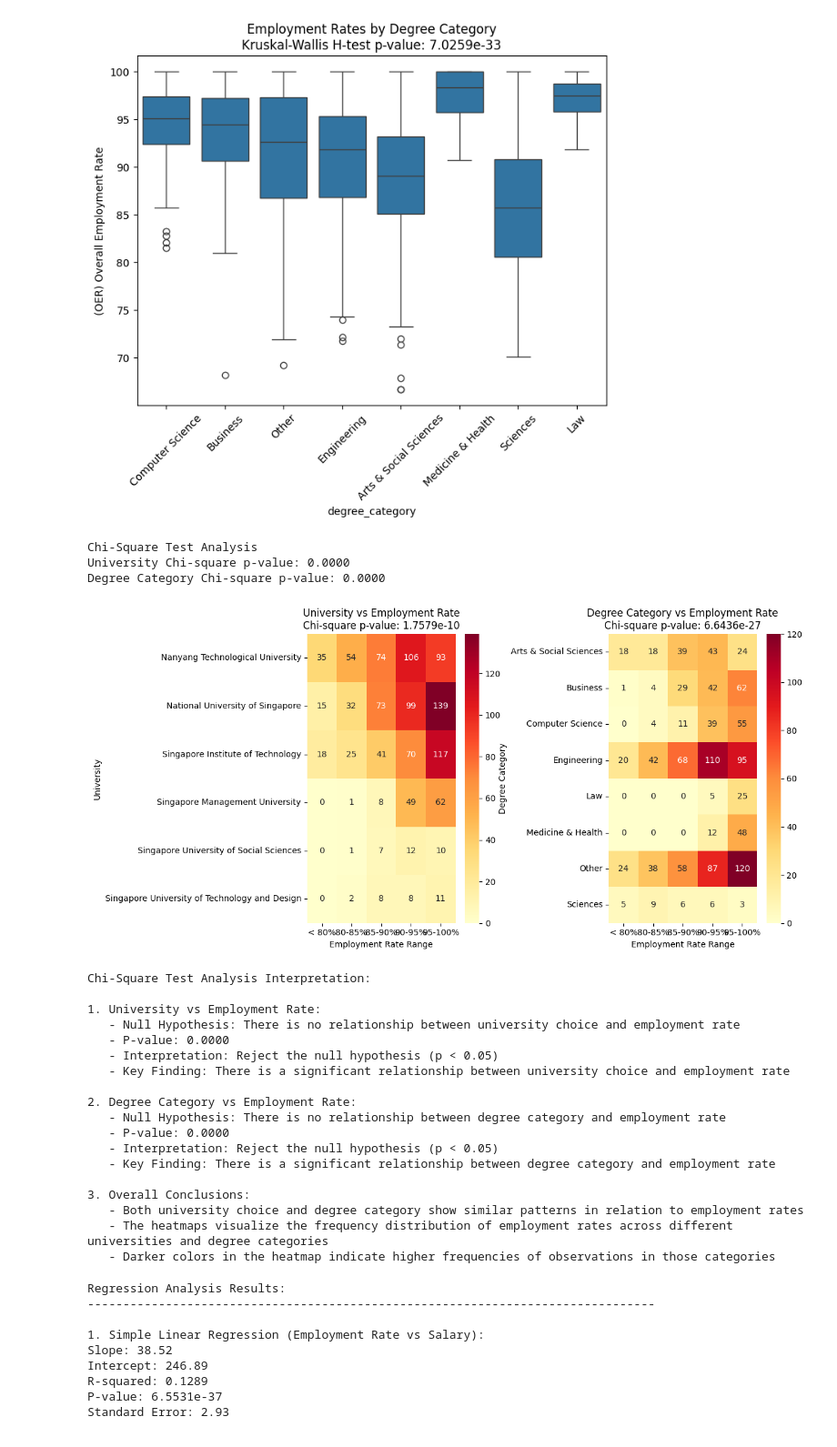
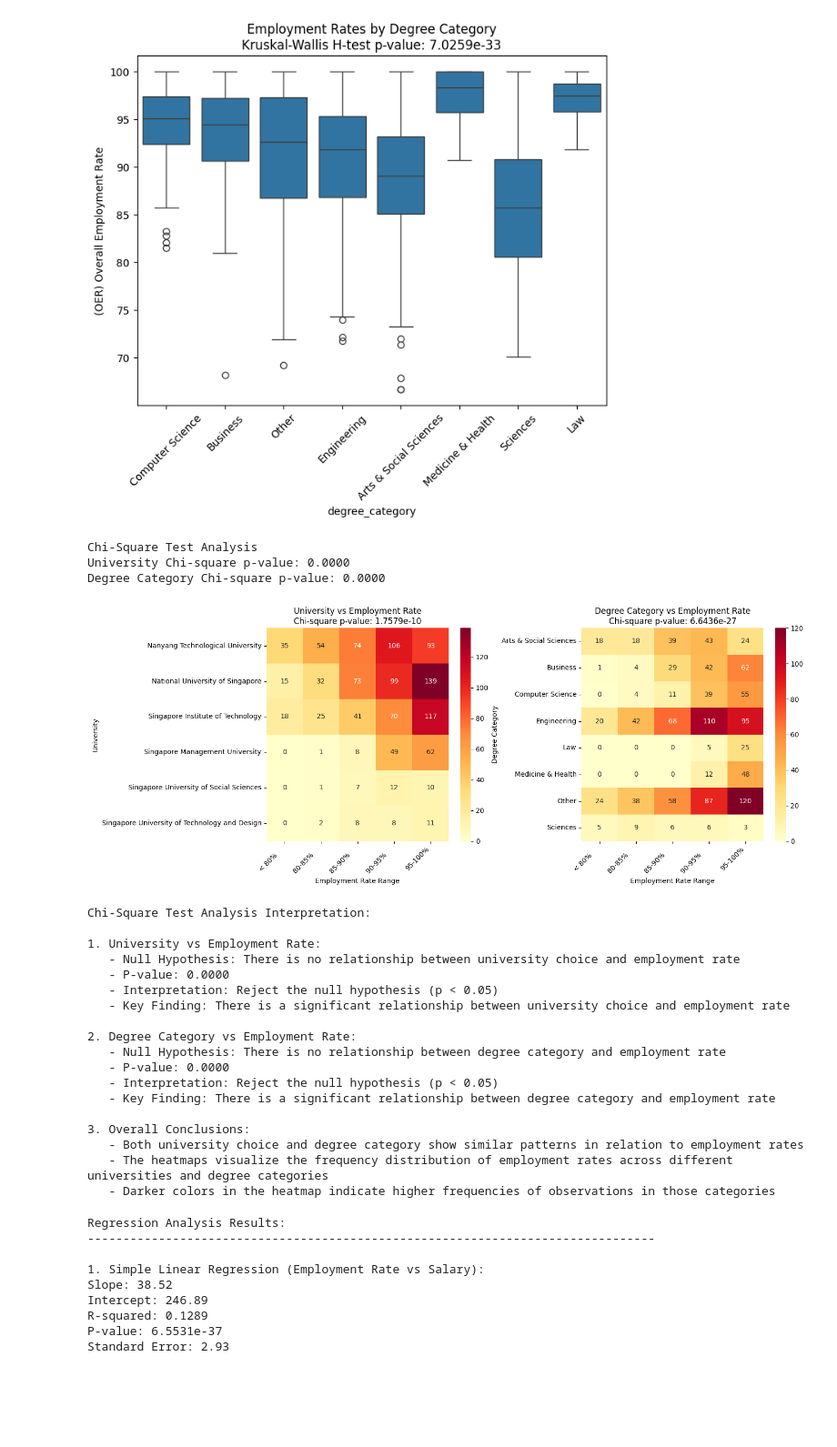
Before and after one commit to Imnotgoingtohindiclass/EMath-PT-G3-2025, a Jupyter notebook: graphs.ipynb, the cells around one changed output. Shown: that part at 91% size. Drawn from its saved outputs; the diff is of its cells as text; code cells hidden in the pictures; blank space fills up the shorter version.

Commit message:
fixed the percentages in chi square

```diff
--- a/graphs.ipynb
+++ b/graphs.ipynb
@@ -352,9 +352,9 @@ Kruskal-Wallis H-test p-value: 7.0259e-33
 
 print("\nChi-Square Test Analysis")
 
-# create employment rate bins with cleaner labels
+# Create employment rate bins with well-spaced labels
 bins = [0, 80, 85, 90, 95, 100]
-labels = ['< 80%', '80-85%', '85-90%', '90-95%', '95-100%']
+labels = ['< 80%    ', '80-85%    ', '85-90%    ', '90-95%    ', '95-100%']  # Added extra spaces
 df['employment_rate_bin'] = pd.cut(df['(OER) Overall Employment Rate'],
                                  bins=bins,
                                  labels=labels)
@@ -369,8 +369,8 @@ degree_emp_table = pd.crosstab(df['degree_category'], df['employment_rate_bin'])
 chi2_deg, p_value_deg, dof_deg, _ = chi2_contingency(degree_emp_table)
 print(f"Degree Category Chi-square p-value: {p_value_deg:.4f}")
 
-# Visualization with Chi-Square Test Heatmaps
-plt.figure(figsize=(12, 6))
+# Visualization - Chi-Square Test Heatmaps
+plt.figure(figsize=(15, 6))  # Made figure wider
 
 # Left subplot: University vs Employment Rate
 plt.subplot(1, 2, 1)
@@ -378,6 +378,7 @@ sns.heatmap(uni_emp_table, annot=True, fmt='d', cmap='YlOrRd')
 plt.title(f'University vs Employment Rate\nChi-square p-value: {p_value_uni:.4e}')
 plt.xlabel('Employment Rate Range')
 plt.ylabel('University')
+plt.xticks(rotation=45, ha='right')  # Rotated labels for better spacing
 
 # Right subplot: Degree Category vs Employment Rate
 plt.subplot(1, 2, 2)
@@ -385,10 +386,13 @@ sns.heatmap(degree_emp_table, annot=True, fmt='d', cmap='YlOrRd')
 plt.title(f'Degree Category vs Employment Rate\nChi-square p-value: {p_value_deg:.4e}')
 plt.xlabel('Employment Rate Range')
 plt.ylabel('Degree Category')
+plt.xticks(rotation=45, ha='right')  # Rotated labels for better spacing
 
 plt.tight_layout()
 plt.savefig("./data_analysis/chi-squared_test/chi-squared_test_plot.png", dpi=300, bbox_inches="tight")
 plt.show()
+
+
 
 # Chi-square test interpretation
 chi_square_interpretation = """
@@ -402,34 +406,34 @@ Chi-Square Test Analysis Interpretation:
 
 2. Degree Category vs Employment Rate:
    - Null Hypothesis: There is no relationship between degree category and employment rate
    - P-value: {:.4f}
    - Interpretation: {}
    - Key Finding: {}
 
 3. Overall Conclusions:
    - {}
    - The heatmaps visualize the frequency distribution of employment rates across different universities and degree categories
    - Darker colors in the heatmap indicate higher frequencies of observations in those categories
 """.format(
     p_value_uni,
     "Fail to reject the null hypothesis (p > 0.05)" if p_value_uni > 0.05 else "Reject the null hypothesis (p < 0.05)",
     "No significant relationship between university choice and employment rate" if p_value_uni > 0.05 else "There is a significant relationship between university choice and employment rate",
     p_value_deg,
     "Fail to reject the null hypothesis (p > 0.05)" if p_value_deg > 0.05 else "Reject the null hypothesis (p < 0.05)",
     "No significant relationship between degree category and employment rate" if p_value_deg > 0.05 else "There is a significant relationship between degree category and employment rate",
     "Both university choice and degree category show similar patterns in relation to employment rates" if (p_value_uni > 0.05 and p_value_deg > 0.05) or (p_value_uni < 0.05 and p_value_deg < 0.05) else "University choice and degree category show different patterns in relation to employment rates"
 )
 
 # Save interpretation to file
 with open("./data_analysis/chi-squared_test/chi-squared_test_interpretation.txt", "w") as file:
     file.write(chi_square_interpretation)
 
 print(chi_square_interpretation)
 # %% [output]
 Chi-Square Test Analysis
 University Chi-square p-value: 0.0000
 Degree Category Chi-square p-value: 0.0000
-[figure, old version]
+[figure, new version]
 Chi-Square Test Analysis Interpretation:
 
 1. University vs Employment Rate:
```
Also changed, not shown: 2 other files.
